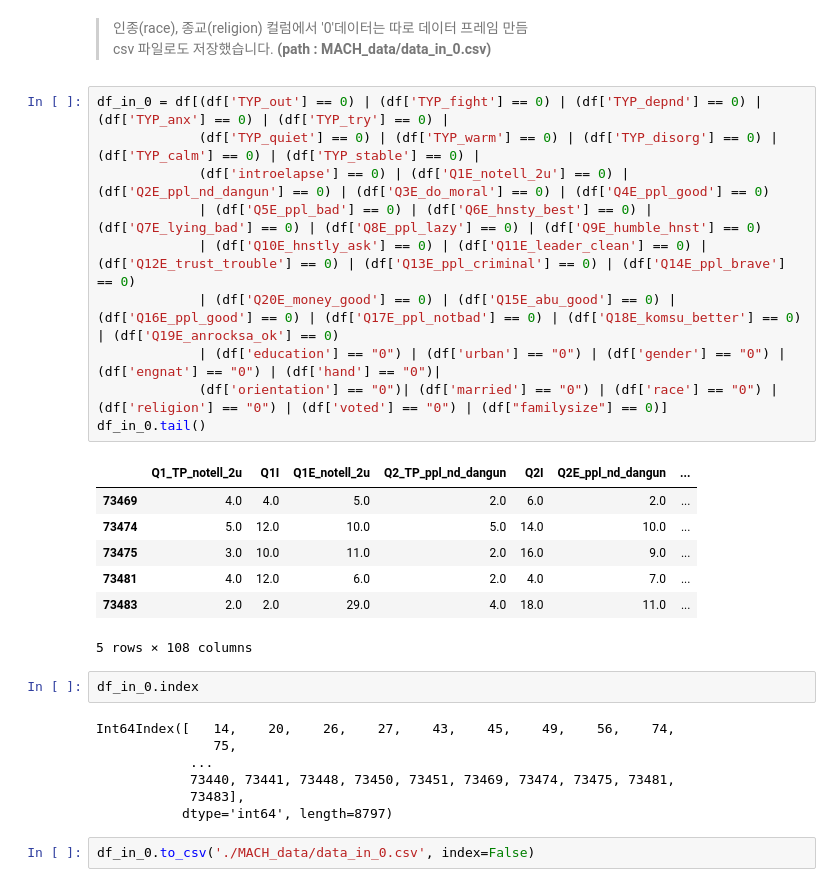
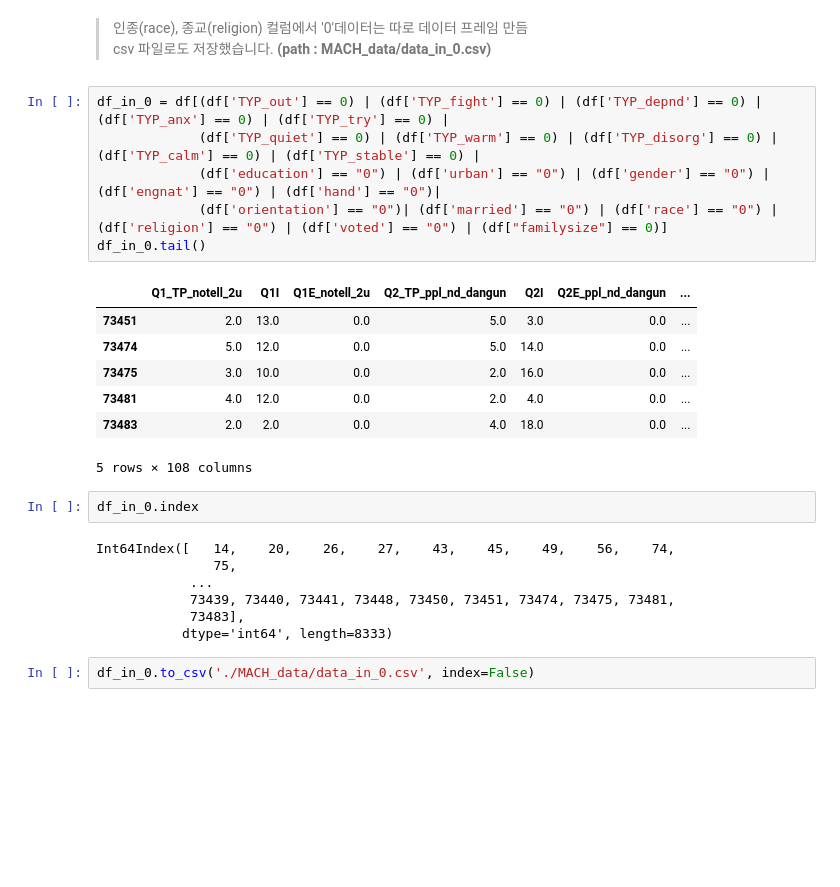
Before and after one commit to dss-14th/ml-repo-3, a Jupyter notebook: data_preprocessing.ipynb, the cells around one changed output. Saved outputs shown, nothing was run; the diff lists cells and outputs as text; blank space fills up the shorter version.

```diff
--- a/data_preprocessing.ipynb
+++ b/data_preprocessing.ipynb
@@ -495,20 +495,16 @@ csv 파일로도 저장했습니다. __(path : MACH_data/data_in_0.csv)__
 # %%
 df_in_0 = df[(df['TYP_out'] == 0) | (df['TYP_fight'] == 0) | (df['TYP_depnd'] == 0) | (df['TYP_anx'] == 0) | (df['TYP_try'] == 0) |
              (df['TYP_quiet'] == 0) | (df['TYP_warm'] == 0) | (df['TYP_disorg'] == 0) | (df['TYP_calm'] == 0) | (df['TYP_stable'] == 0) |
-             (df['introelapse'] == 0) | (df['Q1E_notell_2u'] == 0) | (df['Q2E_ppl_nd_dangun'] == 0) | (df['Q3E_do_moral'] == 0) | (df['Q4E_ppl_good'] == 0)
-             | (df['Q5E_ppl_bad'] == 0) | (df['Q6E_hnsty_best'] == 0) | (df['Q7E_lying_bad'] == 0) | (df['Q8E_ppl_lazy'] == 0) | (df['Q9E_humble_hnst'] == 0)
-             | (df['Q10E_hnstly_ask'] == 0) | (df['Q11E_leader_clean'] == 0) | (df['Q12E_trust_trouble'] == 0) | (df['Q13E_ppl_criminal'] == 0) | (df['Q14E_ppl_brave'] == 0)
-             | (df['Q20E_money_good'] == 0) | (df['Q15E_abu_good'] == 0) | (df['Q16E_ppl_good'] == 0) | (df['Q17E_ppl_notbad'] == 0) | (df['Q18E_komsu_better'] == 0) | (df['Q19E_anrocksa_ok'] == 0)
-             | (df['education'] == "0") | (df['urban'] == "0") | (df['gender'] == "0") | (df['engnat'] == "0") | (df['hand'] == "0")|
+             (df['education'] == "0") | (df['urban'] == "0") | (df['gender'] == "0") | (df['engnat'] == "0") | (df['hand'] == "0")|
              (df['orientation'] == "0")| (df['married'] == "0") | (df['race'] == "0") | (df['religion'] == "0") | (df['voted'] == "0") | (df["familysize"] == 0)]
 df_in_0.tail()
 # %% [output]
 |  | Q1_TP_notell_2u | Q1I | Q1E_notell_2u | Q2_TP_ppl_nd_dangun | Q2I | Q2E_ppl_nd_dangun | ... |
-| 73469 | 4.0 | 4.0 | 5.0 | 2.0 | 6.0 | 2.0 | ... |
-| 73474 | 5.0 | 12.0 | 10.0 | 5.0 | 14.0 | 10.0 | ... |
-| 73475 | 3.0 | 10.0 | 11.0 | 2.0 | 16.0 | 9.0 | ... |
-| 73481 | 4.0 | 12.0 | 6.0 | 2.0 | 4.0 | 7.0 | ... |
-| 73483 | 2.0 | 2.0 | 29.0 | 4.0 | 18.0 | 11.0 | ... |
+| 73451 | 2.0 | 13.0 | 0.0 | 5.0 | 3.0 | 0.0 | ... |
+| 73474 | 5.0 | 12.0 | 0.0 | 5.0 | 14.0 | 0.0 | ... |
+| 73475 | 3.0 | 10.0 | 0.0 | 2.0 | 16.0 | 0.0 | ... |
+| 73481 | 4.0 | 12.0 | 0.0 | 2.0 | 4.0 | 0.0 | ... |
+| 73483 | 2.0 | 2.0 | 0.0 | 4.0 | 18.0 | 0.0 | ... |
 5 rows × 108 columns
 # %%
 df_in_0.index
@@ -516,9 +512,9 @@ df_in_0.index
 Int64Index([   14,    20,    26,    27,    43,    45,    49,    56,    74,
                75,
             ...
-            73440, 73441, 73448, 73450, 73451, 73469, 73474, 73475, 73481,
+            73439, 73440, 73441, 73448, 73450, 73451, 73474, 73475, 73481,
             73483],
-           dtype='int64', length=8797)
+           dtype='int64', length=8333)
 # %%
 df_in_0.to_csv('./MACH_data/data_in_0.csv', index=False)
 # %% [markdown]
```
Also changed, not shown: parts of 24 cells of this notebook, 13 other files.
